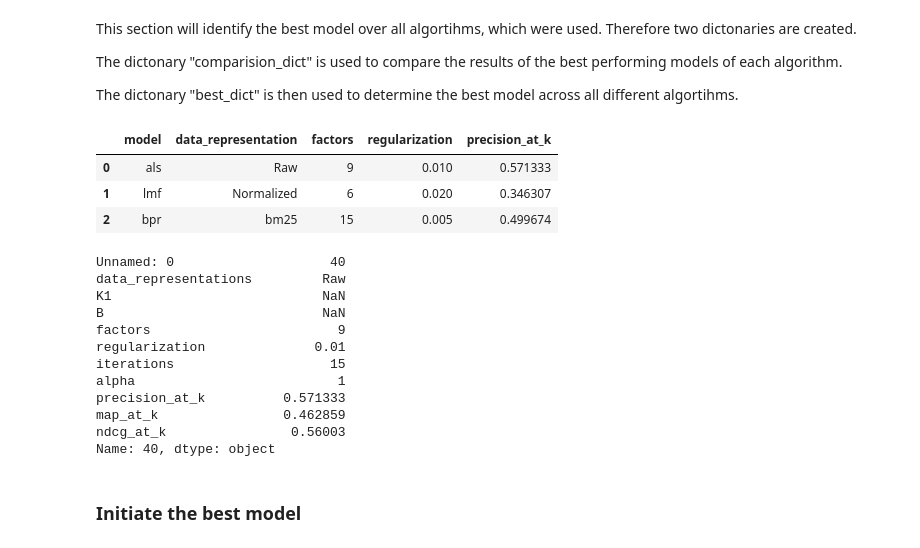
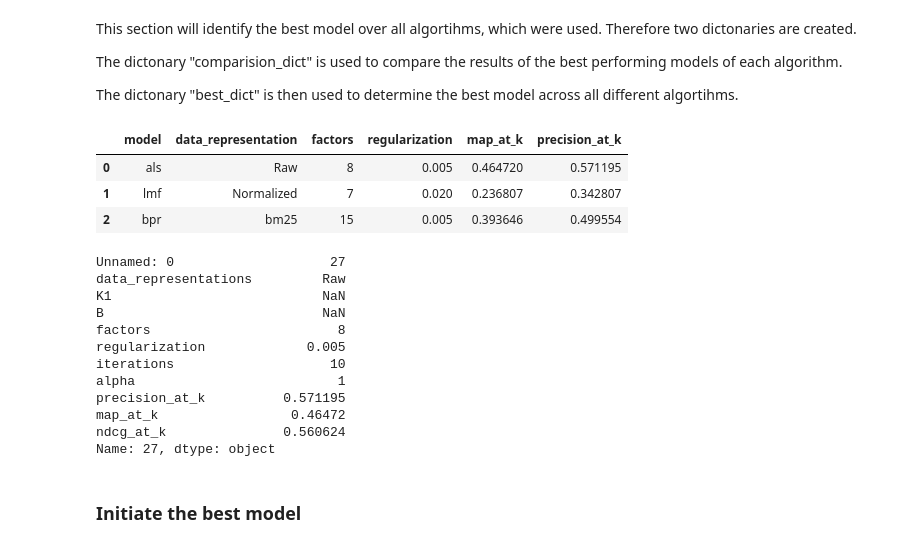
Before and after one commit to maximizer36/DS_AP, a Jupyter notebook: AP_binary_implicit_final.ipynb, the cells around one changed output. Drawn from its saved outputs; the diff is of its cells as text; code cells hidden in the pictures.

```diff
--- a/AP_binary_implicit_final.ipynb
+++ b/AP_binary_implicit_final.ipynb
@@ -370,6 +394,6 @@ Name: 40, dtype: object
 # %% [markdown]
 Extracting the parametrization of the model with the best precision at k score
 # %%
-best_model_als = results_als.iloc[results_als.precision_at_k.idxmax()]
+best_model_als = results_als.iloc[results_als.map_at_k.idxmax()]
 best_model_als
 # %% [output]
@@ -423,7 +447,7 @@ results_lmf
 # %% [markdown]
 Extracting the parametrization of the model with the best precision at k score
 # %%
-best_model_lmf = results_lmf.iloc[results_lmf.precision_at_k.idxmax()]
+best_model_lmf = results_lmf.iloc[results_lmf.map_at_k.idxmax()]
 best_model_lmf
 # %% [output]
 data_representations    Normalized
@@ -474,7 +498,7 @@ results_bpr
 # %% [markdown]
 Extracting the parametrization of the model with the best precision at k score
 # %%
-best_model_bpr = results_bpr.iloc[results_bpr.precision_at_k.idxmax()]
+best_model_bpr = results_bpr.iloc[results_bpr.map_at_k.idxmax()]
 best_model_bpr
 # %% [output]
 data_representations        bm25
@@ -499,44 +523,45 @@ The dictonary "best_dict" is then used to determine the best model across all di
 # %%
 comparison_dict= {
             'model': ['als','lmf','bpr']
             ,'data_representation': [best_model_als.data_representations, best_model_lmf.data_representations, best_model_bpr.data_representations]
             ,'factors': [best_model_als.factors, best_model_lmf.factors, best_model_bpr.factors]
             ,'regularization': [best_model_als.regularization, best_model_lmf.regularization, best_model_bpr.regularization]
+            ,'map_at_k': [best_model_als.map_at_k, best_model_lmf.map_at_k, best_model_bpr.map_at_k]
             ,'precision_at_k': [best_model_als.precision_at_k, best_model_lmf.precision_at_k, best_model_bpr.precision_at_k]
             }
 
 best_dict = {
             'als':best_model_als
             ,'lmf':best_model_lmf
             ,'bpr':best_model_bpr
             }
 
 
 
 best_model_comparison = pd.DataFrame(comparison_dict)
 best_model_comparison
 # %% [output]
-|  | model | data_representation | factors | regularization | precision_at_k |
-| 0 | als | Raw | 9 | 0.010 | 0.571333 |
-| 1 | lmf | Normalized | 6 | 0.020 | 0.346307 |
-| 2 | bpr | bm25 | 15 | 0.005 | 0.499674 |
+|  | model | data_representation | factors | regularization | map_at_k | precision_at_k |
+| 0 | als | Raw | 8 | 0.005 | 0.464720 | 0.571195 |
+| 1 | lmf | Normalized | 7 | 0.020 | 0.236807 | 0.342807 |
+| 2 | bpr | bm25 | 15 | 0.005 | 0.393646 | 0.499554 |
 # %%
-best_key = best_model_comparison.iloc[best_model_comparison.precision_at_k.idxmax()]["model"]
+best_key = best_model_comparison.iloc[best_model_comparison.map_at_k.idxmax()]["model"]
 best_model = best_dict[best_key]
 best_model
 # %% [output]
-Unnamed: 0                    40
+Unnamed: 0                    27
 data_representations         Raw
 K1                           NaN
 B                            NaN
-factors                        9
-regularization              0.01
-iterations                    15
+factors                        8
+regularization             0.005
+iterations                    10
 alpha                          1
-precision_at_k          0.571333
-map_at_k                0.462859
-ndcg_at_k                0.56003
-Name: 40, dtype: object
+precision_at_k          0.571195
+map_at_k                 0.46472
+ndcg_at_k               0.560624
+Name: 27, dtype: object
 # %% [markdown]
 ### Initiate the best model
 # %% [markdown]
```
Also changed, not shown: parts of 20 cells of this notebook, 1 other file.
